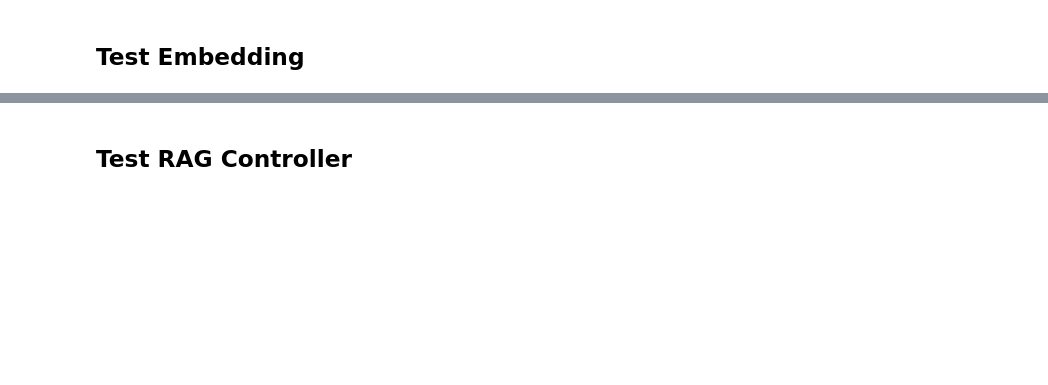
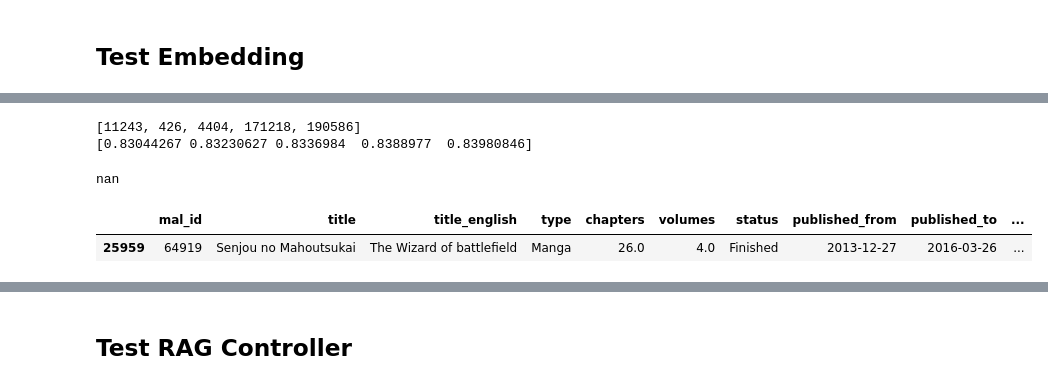
Before and after one commit to dendyandra22/local-rag, a Jupyter notebook: nlu_component_research.ipynb, the cells around one changed output, grey strips where cells are left out. Cells and saved outputs as stored; diff of their text form; code cells hidden in the pictures; blank space fills up the shorter version.

```diff
--- a/nlu_component_research.ipynb
+++ b/nlu_component_research.ipynb
@@ -251,0 +362,23 @@ vdb = VectorDB(db_name='manga')
+# %%
+text = 'manga about a renowned Japanese neurosurgeon working in post-war Germany'
+text = 'post-war Germany'
+# text = synopsis:Four mischievous girls illegally occupy the former Traditional Tea Ceremony clubroom, in order to create the "Amusement Club." These scamps...who ignore repeated warnings—in direct rebellion with the righteous directives of the Student Council—decide to remain in the room until they finally get off their bums and do something! In this slightly sluggish manga, full of fits and starts, the four girls set off from their homes for a walk together with days full of a little this and that!♪
+
+# (Source: JManga)
+# text = """title:
+# Yuru Yuri
+#
+# title_english:
+# Yuru Yuri
+#
+# genres:
+# Comedy
+# Girls Love
+# """
+# text = _clean_text(text)
+idx, dist = vdb.search_vector(text, k=5)
+print(idx)
+print(dist)
+# %% [output]
+[11243, 426, 4404, 171218, 190586]
+[0.83044267 0.83230627 0.8336984  0.8388977  0.83980846]
@@ -252,9 +392,22 @@ vdb = VectorDB(db_name='manga')
 # %%
-text = 'manga about a renowned Japanese neurosurgeon working in post-war Germany'
-text = 'girls love comedy about gender change'
-text = 'manga about attacking titan outside the wall'
-text = 'attack titan'
-vdb.search_vector(text)
+import pandas as pd
+import numpy as np
+
+col_list = ['mal_id', 'title', 'title_english', 'type', 'chapters', 'volumes', 'status', 'published_from',
+                        'published_to', 'score', 'authors', 'genres', 'themes', 'synopsis']
+df = pd.read_csv('dataset/manga_dataset.csv')
+df = df.loc[:30000, col_list]
+df.dropna(subset=['title'], inplace=True)
+df['mal_id'] = df['mal_id'].astype(int)
+# %%
+idx = 64919
+
+print(df[df['mal_id'] == np.int64(idx)]['synopsis'].iloc[0])
+df[df['mal_id'] == np.int64(idx)]
+# %% [output]
+nan
+|  | mal_id | title | title_english | type | chapters | volumes | status | published_from | published_to | ... |
+| 25959 | 64919 | Senjou no Mahoutsukai | The Wizard of battlefield | Manga | 26.0 | 4.0 | Finished | 2013-12-27 | 2016-03-26 | ... |
 # %%
 import pandas as pd
 import numpy as np
```
Also changed, not shown: parts of 35 cells of this notebook, 12 other files.
